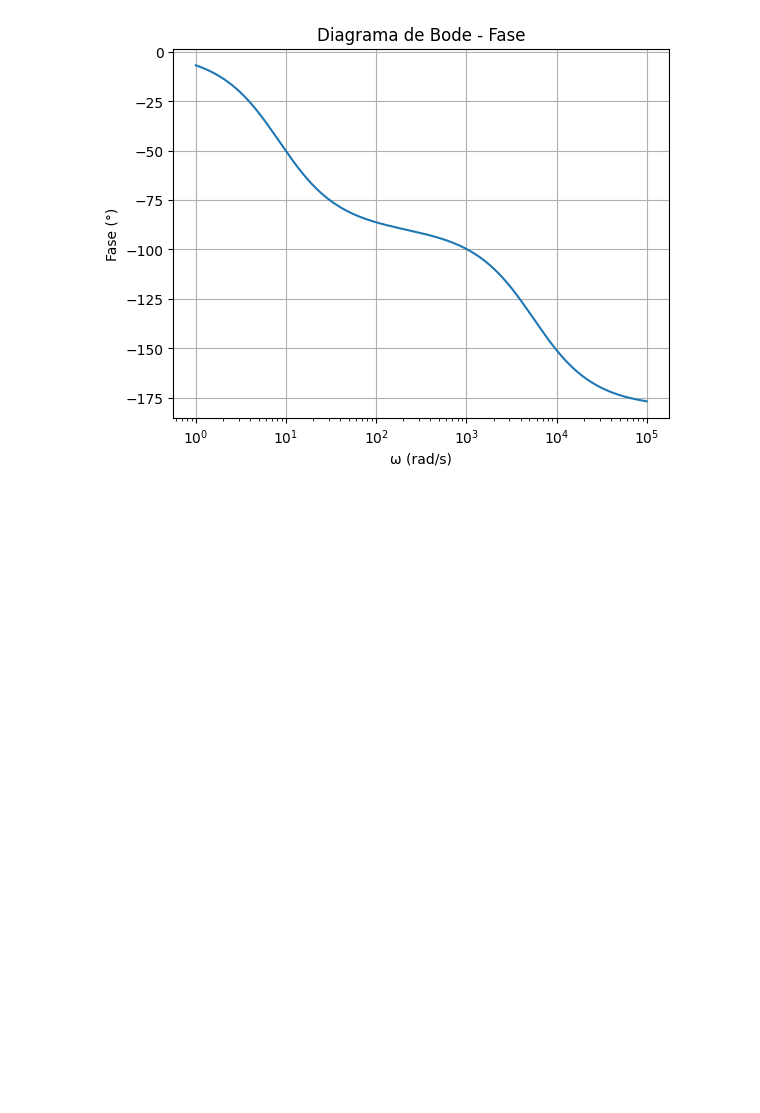
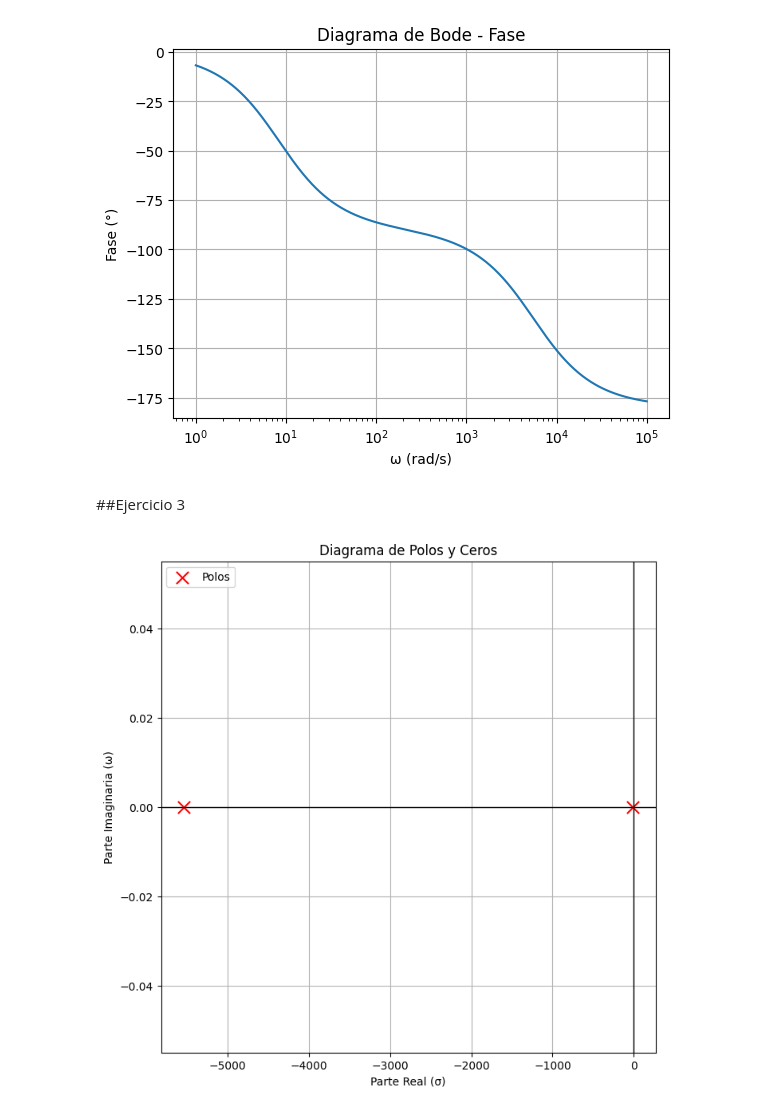
Before and after one commit to ma-prietoo/SyS-2025-2, a Jupyter notebook: Tarea_Laplace/TareaLaplace.ipynb, the cells around one changed output. Drawn from its saved outputs; the diff is of its cells as text; code cells hidden in the pictures; blank space fills up the shorter version.

```diff
--- a/Tarea_Laplace/TareaLaplace.ipynb
+++ b/Tarea_Laplace/TareaLaplace.ipynb
@@ -58,3 +60,43 @@ plt.show()
 # %% [output]
 [figure]
 [figure]
+# %% [markdown]
+##Ejercicio 3
+# %%
+import numpy as np
+import matplotlib.pyplot as plt
+
+# Polos del ejercicio (VALORES CORRECTOS)
+# L = 180 mH, C = 120 uF, R = 1000 ohm
+p1 = -9.3519 + 0j
+p2 = -5545.2990 + 0j
+
+poles = np.array([p1, p2])
+
+# No hay ceros en este sistema (numerador = 1)
+zeros = np.array([])
+
+plt.figure(figsize=(8,8))
+
+# Graficar polos
+plt.scatter(np.real(poles), np.imag(poles),
+            marker='x', s=120, color='red', label='Polos')
+
+# Graficar ceros si hubiera (no hay)
+if len(zeros) > 0:
+    plt.scatter(np.real(zeros), np.imag(zeros),
+                marker='o', facecolors='none', edgecolors='blue',
+                s=120, label='Ceros')
+
+# Ejes
+plt.axhline(0, color='black', linewidth=1)
+plt.axvline(0, color='black', linewidth=1)
+
+plt.title("Diagrama de Polos y Ceros")
+plt.xlabel("Parte Real (σ)")
+plt.ylabel("Parte Imaginaria (ω)")
+plt.grid(True, which='both')
+plt.legend()
+plt.show()
+# %% [output]
+[figure, added]
```
Also changed, not shown: parts of 2 cells of this notebook.
